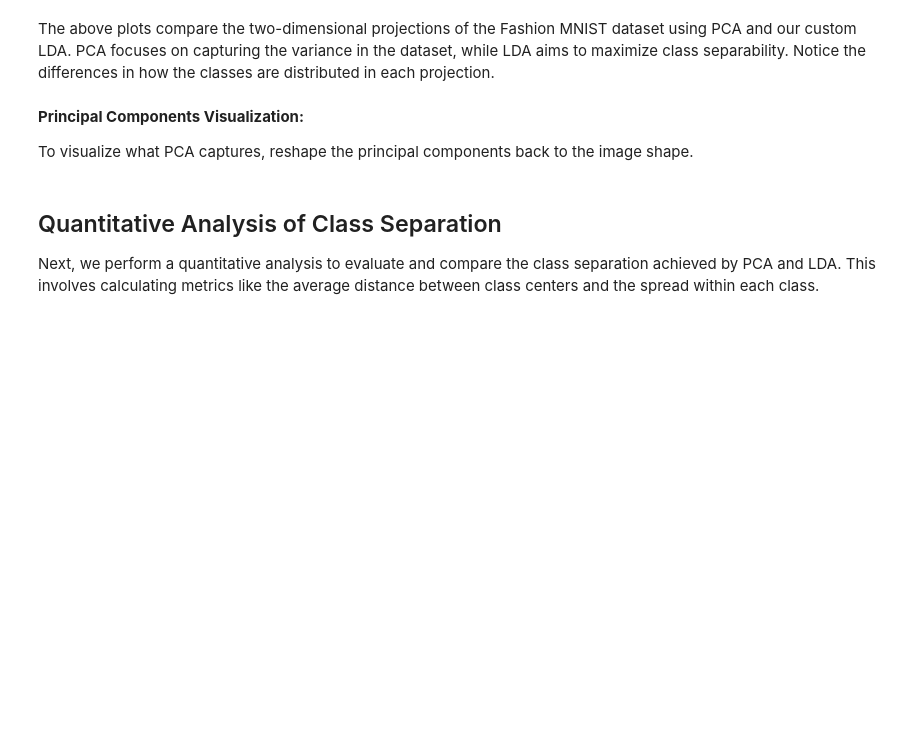
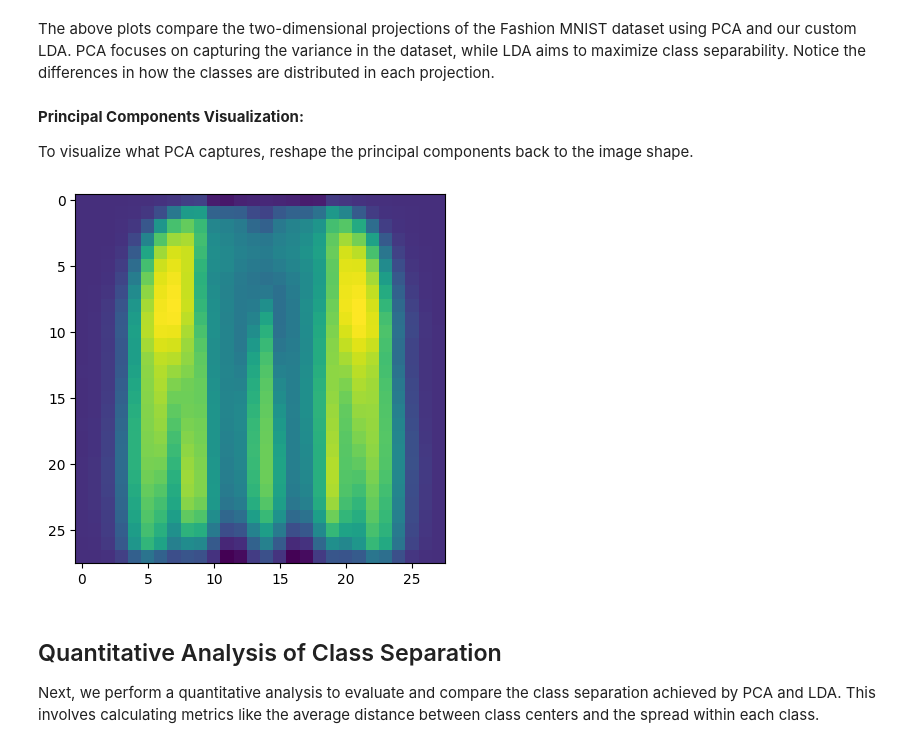
Before and after one commit to m3bogdan/ML-project, a Jupyter notebook: OurLDA.ipynb, the cells around one changed output. Saved outputs shown, nothing was run; the diff lists cells and outputs as text; code cells hidden in the pictures; blank space fills up the shorter version.

```diff
--- a/OurLDA.ipynb
+++ b/OurLDA.ipynb
@@ -59,9 +61,9 @@ from tensorflow.keras.wrappers.scikit_learn import KerasClassifier
 The Fashion MNIST dataset is loaded and preprocessed for analysis. This includes feature scaling and data labeling.
 # %%
 # Loading the Fashion MNIST Dataset
-dataset_train = np.load('fashion_train.npy')
+dataset_train = np.load('/Users/bogdancristianmihaila/Desktop/3rd Semester/ML-project/data/fashion_train.npy')
 X_train, y_train = dataset_train[:, :-1], dataset_train[:, -1]
-dataset_test = np.load('fashion_test.npy')
+dataset_test = np.load('/Users/bogdancristianmihaila/Desktop/3rd Semester/ML-project/data/fashion_test.npy')
 X_test, y_test = dataset_test[:, :-1], dataset_test[:, -1]
 
 # Normalize pixel values to be between 0 and 1 for efficiency
@@ -240,7 +250,7 @@ X_lda_sklearn_unscaled = lda_sklearn.fit_transform(X_train, y_train)
 X_lda_sklearn_scaled = lda_sklearn.fit_transform(X_train_scaled, y_train)
 
 # Apply Custom LDA
-lda_custom = LDA_Custom(n_components=2)
+lda_custom = LDA(n_components=2)
 lda_custom.fit(X_train, y_train)  # Fit the custom LDA on unscaled data
 # Align the eigenvectors of the custom LDA with Scikit-Learn's LDA (unscaled)
 lda_custom.align_eigenvectors(lda_sklearn.scalings_[:, :2])
@@ -340,8 +354,10 @@ The above plots compare the two-dimensional projections of the Fashion MNIST dat
 To visualize what PCA captures, reshape the principal components back to the image shape.
 # %%
 pca_components = pca.components_.reshape(-1, 28, 28)
-plt.imshow(pca_components[0], cmap='gray')
+plt.imshow(pca_components[0])
 plt.show()
+# %% [output]
+[figure, added]
 # %% [markdown]
 ## Quantitative Analysis of Class Separation
 
```
Also changed, not shown: parts of 14 cells of this notebook, 1 other file.
